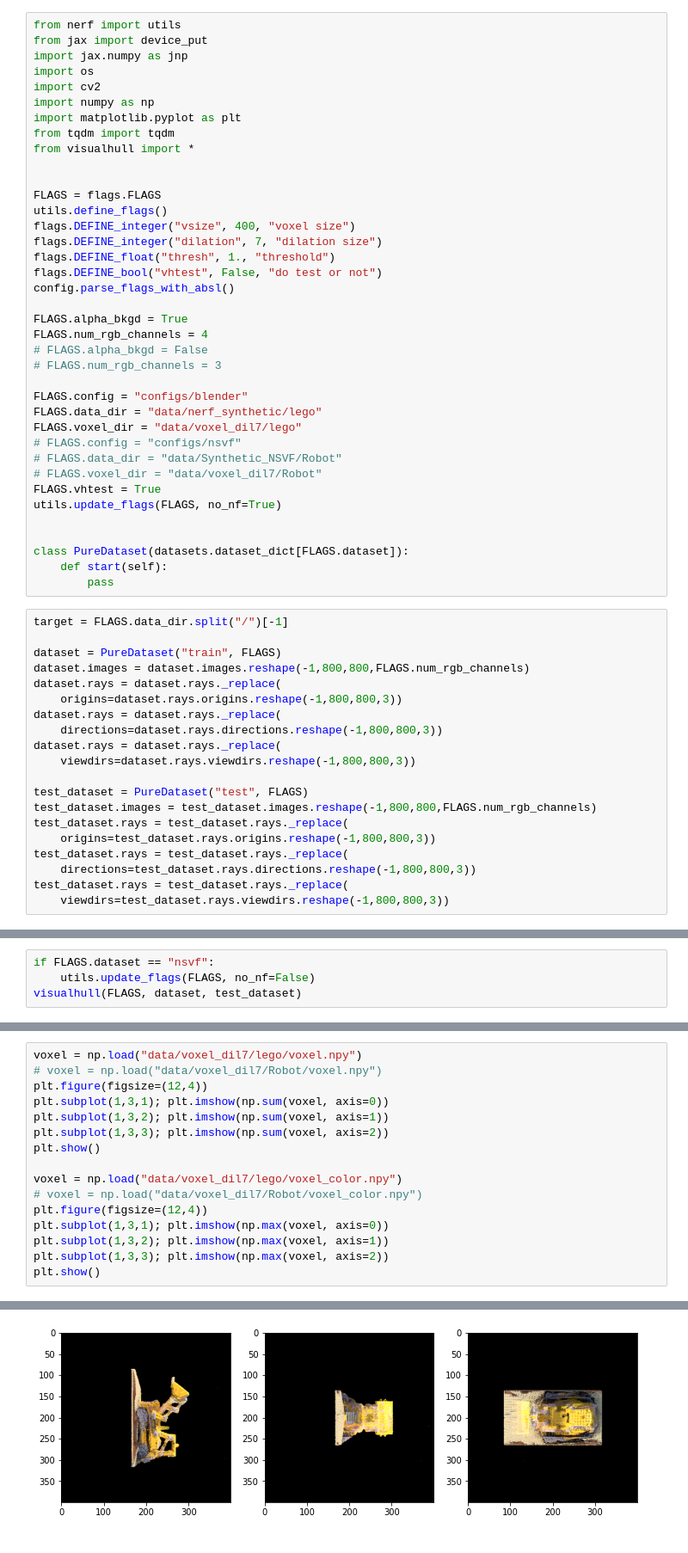
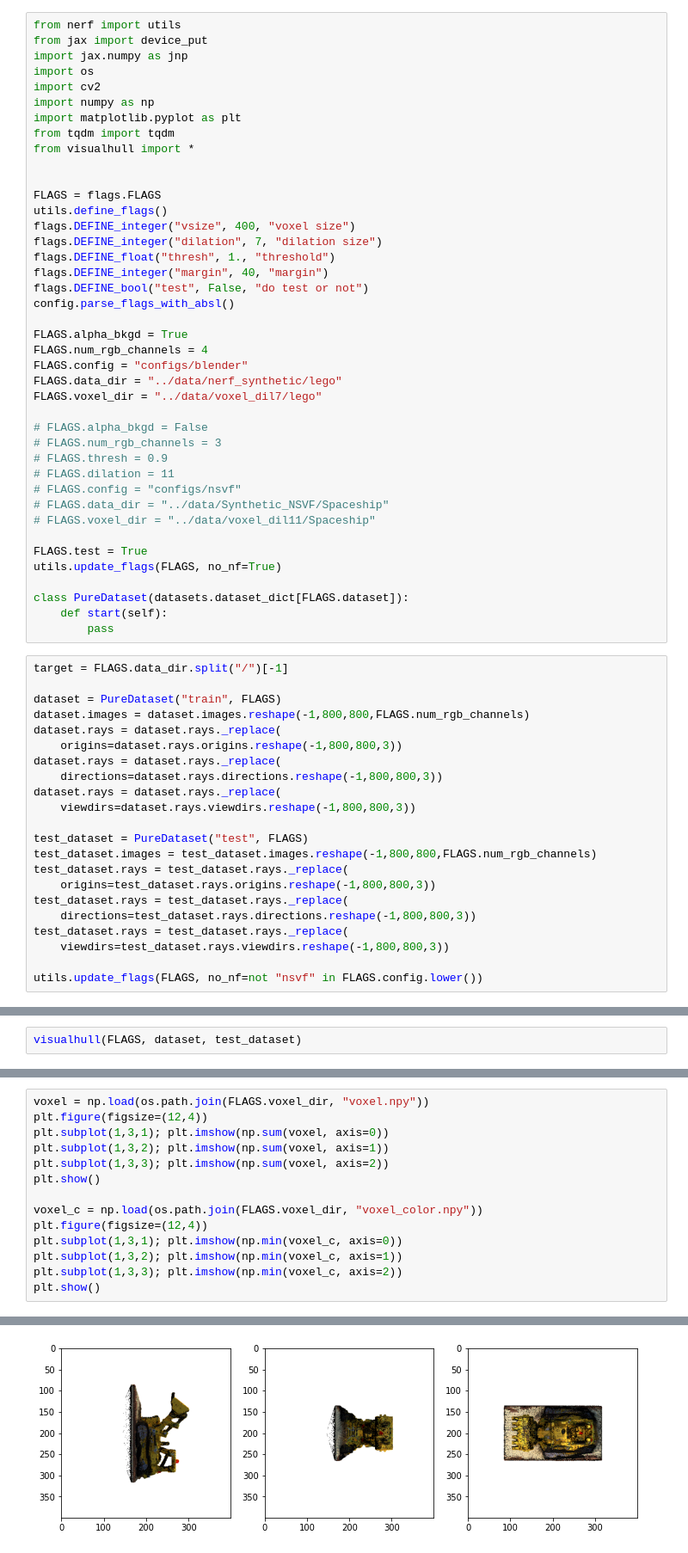
Before and after one commit to naruya/VaxNeRF, a Jupyter notebook: notebook.ipynb, the cells around one changed output, grey strips where cells are left out. Shown: that part at 86% size. Drawn from its saved outputs; the diff is of its cells as text.

```diff
--- a/notebook.ipynb
+++ b/notebook.ipynb
@@ -15,23 +15,26 @@ utils.define_flags()
 flags.DEFINE_integer("vsize", 400, "voxel size")
 flags.DEFINE_integer("dilation", 7, "dilation size")
 flags.DEFINE_float("thresh", 1., "threshold")
-flags.DEFINE_bool("vhtest", False, "do test or not")
+flags.DEFINE_integer("margin", 40, "margin")
+flags.DEFINE_bool("test", False, "do test or not")
 config.parse_flags_with_absl()
 
 FLAGS.alpha_bkgd = True
 FLAGS.num_rgb_channels = 4
+FLAGS.config = "configs/blender"
+FLAGS.data_dir = "../data/nerf_synthetic/lego"
+FLAGS.voxel_dir = "../data/voxel_dil7/lego"
+
 # FLAGS.alpha_bkgd = False
 # FLAGS.num_rgb_channels = 3
+# FLAGS.thresh = 0.9
+# FLAGS.dilation = 11
+# FLAGS.config = "configs/nsvf"
+# FLAGS.data_dir = "../data/Synthetic_NSVF/Spaceship"
+# FLAGS.voxel_dir = "../data/voxel_dil11/Spaceship"
 
-FLAGS.config = "configs/blender"
-FLAGS.data_dir = "data/nerf_synthetic/lego"
-FLAGS.voxel_dir = "data/voxel_dil7/lego"
-# FLAGS.config = "configs/nsvf"
-# FLAGS.data_dir = "data/Synthetic_NSVF/Robot"
-# FLAGS.voxel_dir = "data/voxel_dil7/Robot"
-FLAGS.vhtest = True
+FLAGS.test = True
 utils.update_flags(FLAGS, no_nf=True)
-
 
 class PureDataset(datasets.dataset_dict[FLAGS.dataset]):
     def start(self):
@@ -56,5 +59,7 @@ test_dataset.rays = test_dataset.rays._replace(
     directions=test_dataset.rays.directions.reshape(-1,800,800,3))
 test_dataset.rays = test_dataset.rays._replace(
     viewdirs=test_dataset.rays.viewdirs.reshape(-1,800,800,3))
+
+utils.update_flags(FLAGS, no_nf=not "nsvf" in FLAGS.config.lower())
 # %%
 t_n, t_f = FLAGS.near, FLAGS.far
@@ -86,7 +93,5 @@ for idx in range(0, len(dataset.rays.origins), 2):
 [figure]
 # %%
-if FLAGS.dataset == "nsvf":
-    utils.update_flags(FLAGS, no_nf=False)
 visualhull(FLAGS, dataset, test_dataset)
 # %% [output]
 uint8 (400, 400, 400)
@@ -97,19 +101,17 @@ test done!
 # %%
-voxel = np.load("data/voxel_dil7/lego/voxel.npy")
-# voxel = np.load("data/voxel_dil7/Robot/voxel.npy")
+voxel = np.load(os.path.join(FLAGS.voxel_dir, "voxel.npy"))
 plt.figure(figsize=(12,4))
 plt.subplot(1,3,1); plt.imshow(np.sum(voxel, axis=0))
 plt.subplot(1,3,2); plt.imshow(np.sum(voxel, axis=1))
 plt.subplot(1,3,3); plt.imshow(np.sum(voxel, axis=2))
 plt.show()
 
-voxel = np.load("data/voxel_dil7/lego/voxel_color.npy")
-# voxel = np.load("data/voxel_dil7/Robot/voxel_color.npy")
+voxel_c = np.load(os.path.join(FLAGS.voxel_dir, "voxel_color.npy"))
 plt.figure(figsize=(12,4))
-plt.subplot(1,3,1); plt.imshow(np.max(voxel, axis=0))
-plt.subplot(1,3,2); plt.imshow(np.max(voxel, axis=1))
-plt.subplot(1,3,3); plt.imshow(np.max(voxel, axis=2))
+plt.subplot(1,3,1); plt.imshow(np.min(voxel_c, axis=0))
+plt.subplot(1,3,2); plt.imshow(np.min(voxel_c, axis=1))
+plt.subplot(1,3,3); plt.imshow(np.min(voxel_c, axis=2))
 plt.show()
 # %% [output]
 [figure]
-[figure, old version]
+[figure, new version]
```
Also changed, not shown: parts of 3 cells of this notebook, 3 other files.
